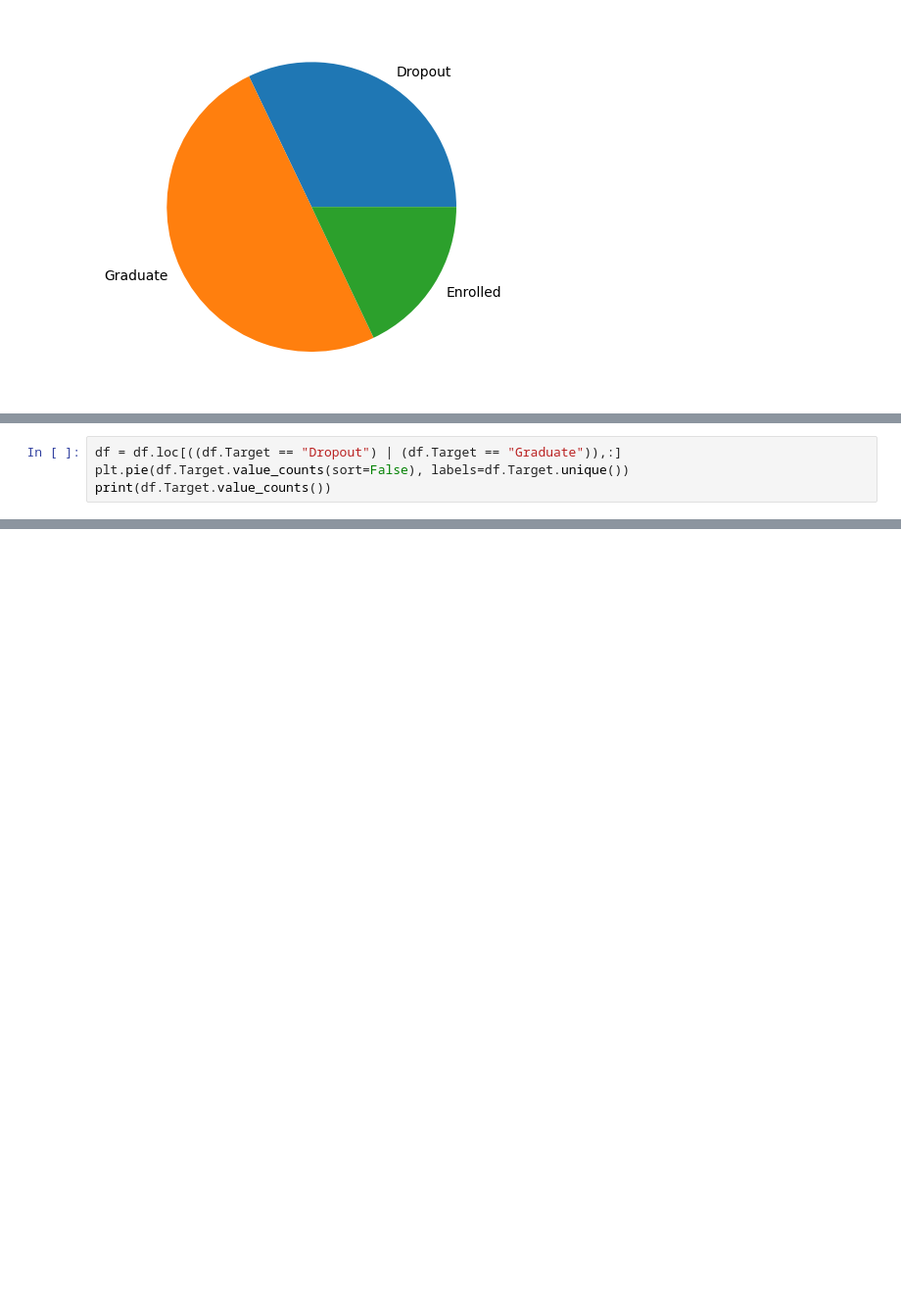
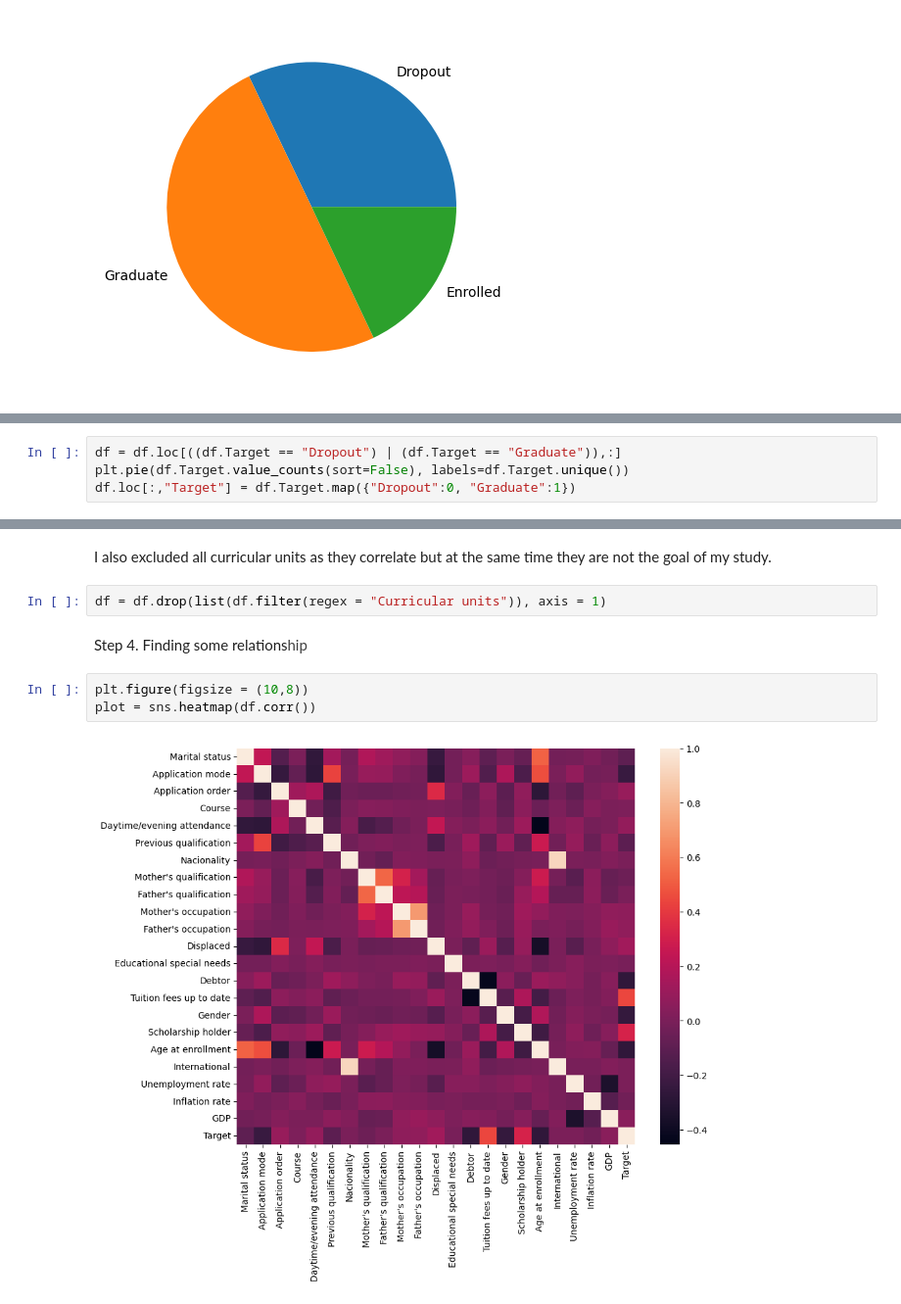
Before and after one commit to crimfi/keepstudying, a Jupyter notebook: main.ipynb, the cells around one changed output, grey strips where cells are left out. Shown at 98% size. Cells and saved outputs as stored; diff of their text form; blank space fills up the shorter version.

```diff
--- a/main.ipynb
+++ b/main.ipynb
@@ -40,5 +56,5 @@ Although the enrolled students could marginally affect the results, i excluded t
 # %%
 df = df.loc[((df.Target == "Dropout") | (df.Target == "Graduate")),:]
 plt.pie(df.Target.value_counts(sort=False), labels=df.Target.unique())
-print(df.Target.value_counts())
+df.loc[:,"Target"] = df.Target.map({"Dropout":0, "Graduate":1})
 # %% [output]
@@ -49 +61,12 @@ Name: count, dtype: int64
 [figure]
+# %% [markdown]
+I also excluded all curricular units as they correlate but at the same time they are not the goal of my study.
+# %%
+df = df.drop(list(df.filter(regex = "Curricular units")), axis = 1)
+# %% [markdown]
+Step 4. Finding some relations<span style="color:#424242">hip</span>
+# %%
+plt.figure(figsize = (10,8))
+plot = sns.heatmap(df.corr())
+# %% [output]
+[figure, added]
```
Also changed, not shown: parts of 15 cells of this notebook.
